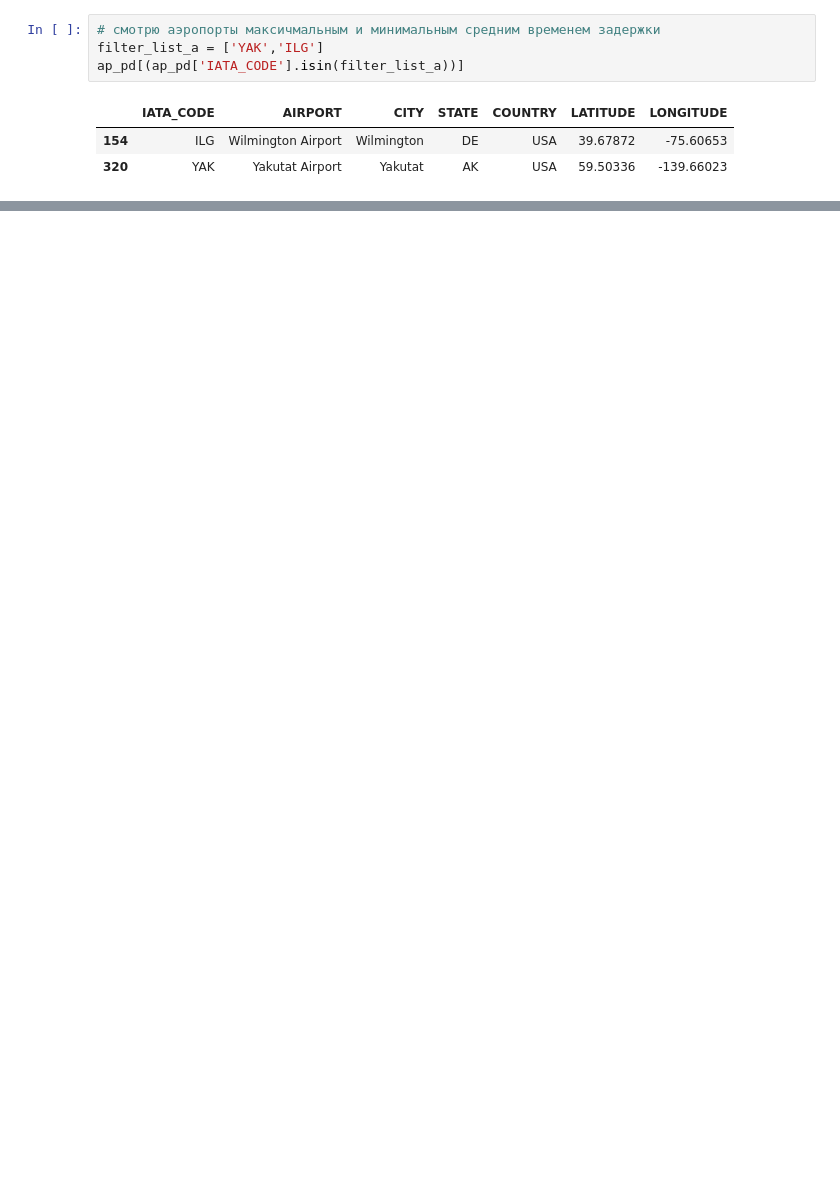
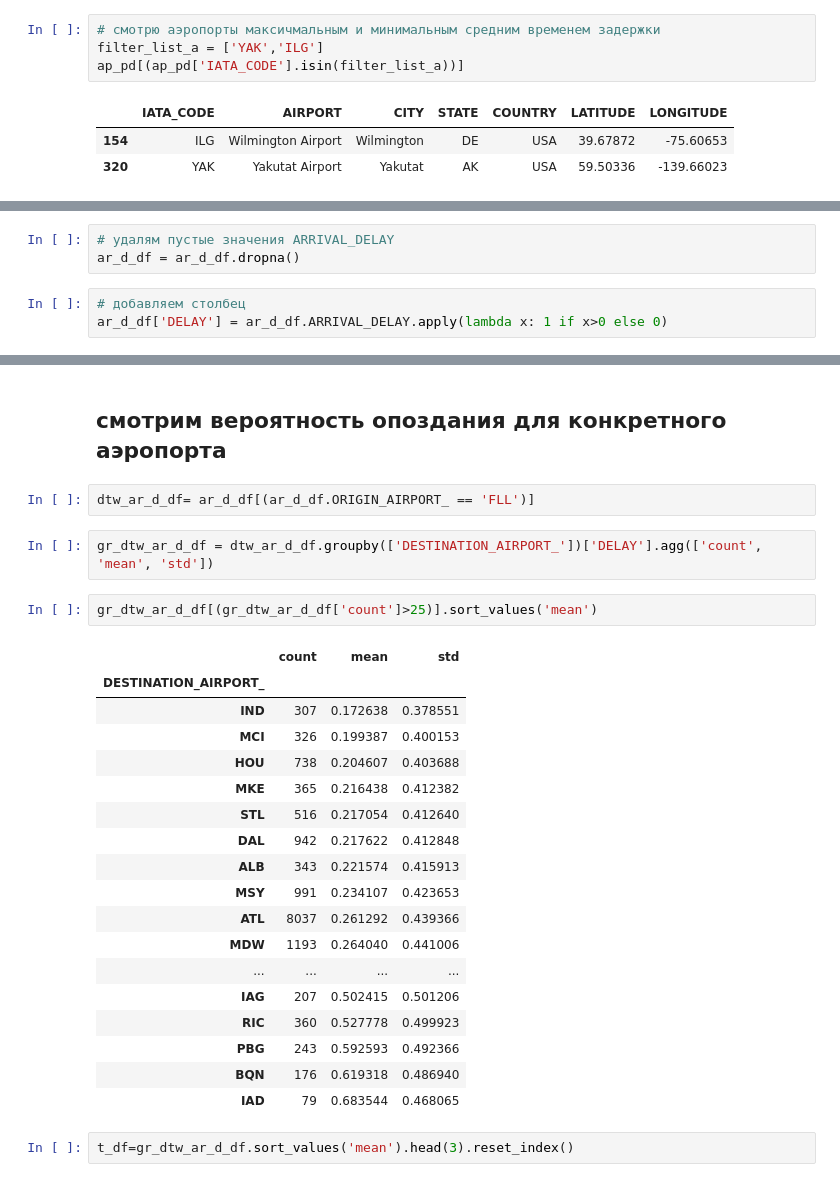
Before and after one commit to FomichevVA/Education_Reboot_DA_graduation_project, a Jupyter notebook: GradProject_FlightDelay2015.ipynb, the cells around one changed output, grey strips where cells are left out. Drawn from its saved outputs; the diff is of its cells as text; blank space fills up the shorter version.

```diff
--- a/GradProject_FlightDelay2015.ipynb
+++ b/GradProject_FlightDelay2015.ipynb
@@ -451,0 +593,6 @@ ap_pd[(ap_pd['IATA_CODE'].isin(filter_s.index))]
+# %%
+# удалям пустые значения ARRIVAL_DELAY
+ar_d_df = ar_d_df.dropna()
+# %%
+# добавляем столбец
+ar_d_df['DELAY'] = ar_d_df.ARRIVAL_DELAY.apply(lambda x: 1 if x>0 else 0)
@@ -451,0 +613,29 @@ ap_pd[(ap_pd['IATA_CODE'].isin(filter_s.index))]
+# %% [markdown]
+## смотрим вероятность опоздания для конкретного аэропорта
+# %%
+dtw_ar_d_df= ar_d_df[(ar_d_df.ORIGIN_AIRPORT_ == 'FLL')]
+# %%
+gr_dtw_ar_d_df = dtw_ar_d_df.groupby(['DESTINATION_AIRPORT_'])['DELAY'].agg(['count', 'mean', 'std'])
+# %%
+gr_dtw_ar_d_df[(gr_dtw_ar_d_df['count']>25)].sort_values('mean')
+# %% [output]
+|  | count | mean | std |
+| DESTINATION_AIRPORT_ |  |  |  |
+| IND | 307 | 0.172638 | 0.378551 |
+| MCI | 326 | 0.199387 | 0.400153 |
+| HOU | 738 | 0.204607 | 0.403688 |
+| MKE | 365 | 0.216438 | 0.412382 |
+| STL | 516 | 0.217054 | 0.412640 |
+| DAL | 942 | 0.217622 | 0.412848 |
+| ALB | 343 | 0.221574 | 0.415913 |
+| MSY | 991 | 0.234107 | 0.423653 |
+| ATL | 8037 | 0.261292 | 0.439366 |
+| MDW | 1193 | 0.264040 | 0.441006 |
+| ... | ... | ... | ... |
+| IAG | 207 | 0.502415 | 0.501206 |
+| RIC | 360 | 0.527778 | 0.499923 |
+| PBG | 243 | 0.592593 | 0.492366 |
+| BQN | 176 | 0.619318 | 0.486940 |
+| IAD | 79 | 0.683544 | 0.468065 |
+# %%
+t_df=gr_dtw_ar_d_df.sort_values('mean').head(3).reset_index()
```
Also changed, not shown: parts of 63 cells of this notebook.
